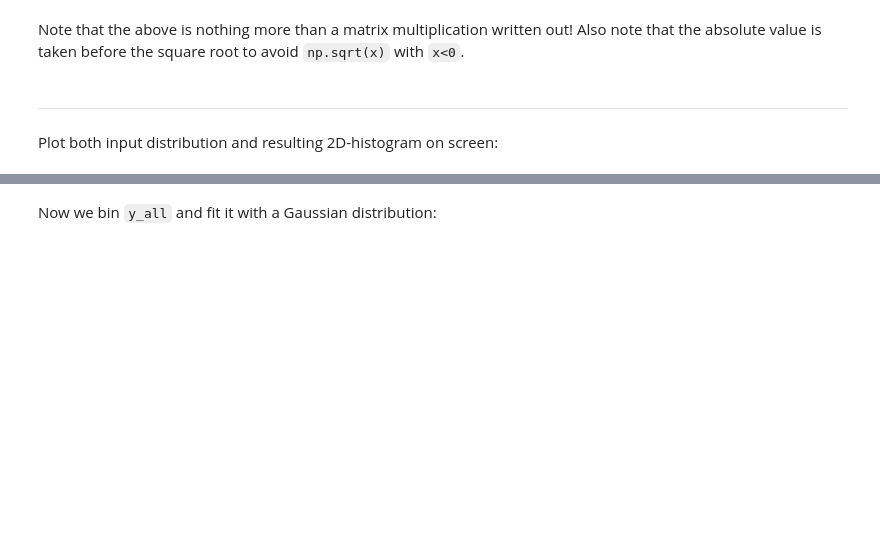
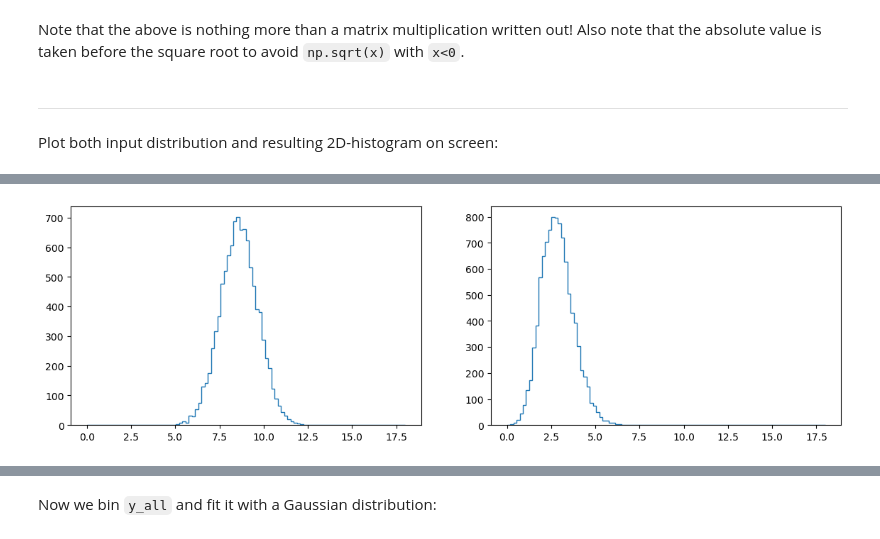
Before and after one commit to KOBJA/AppStat2022, a Jupyter notebook: Week1/ErrorPropagation/ErrorPropagation_original.ipynb, the cells around one changed output, grey strips where cells are left out. Cells and saved outputs as stored; diff of their text form; code cells hidden in the pictures; blank space fills up the shorter version.

```diff
--- a/Week1/ErrorPropagation/ErrorPropagation_original.ipynb
+++ b/Week1/ErrorPropagation/ErrorPropagation_original.ipynb
@@ -218,3 +244,12 @@ Plot both input distribution and resulting 2D-histogram on screen:
+# %%
+nbins = 100
+xmin, xmax = 0.0, 18
+binwidth = (xmax-xmin)/nbins
+fig, ax = plt.subplots(1, 2, figsize=(14, 4))
+P_counts, P_bin_edges, _ = ax[0].hist(P_all, bins=nbins, range=(xmin, xmax), label='P_all', histtype='step')
+A_counts, A_bin_edges, _ = ax[1].hist(A_all, bins=nbins, range=(xmin, xmax), label='A_all', histtype='step')
+# %% [output]
+[figure, added]
 # %%
 fig, ax = plt.subplots(figsize=(14, 8))
 counts, xedges, yedges, im = ax.hist2d(x1_all, x2_all, bins=[120, 80], range=[[0.0, 6.0], [-1.0, 3.0]], cmin=1)
```
Also changed, not shown: parts of 6 cells of this notebook, 2 other files.
